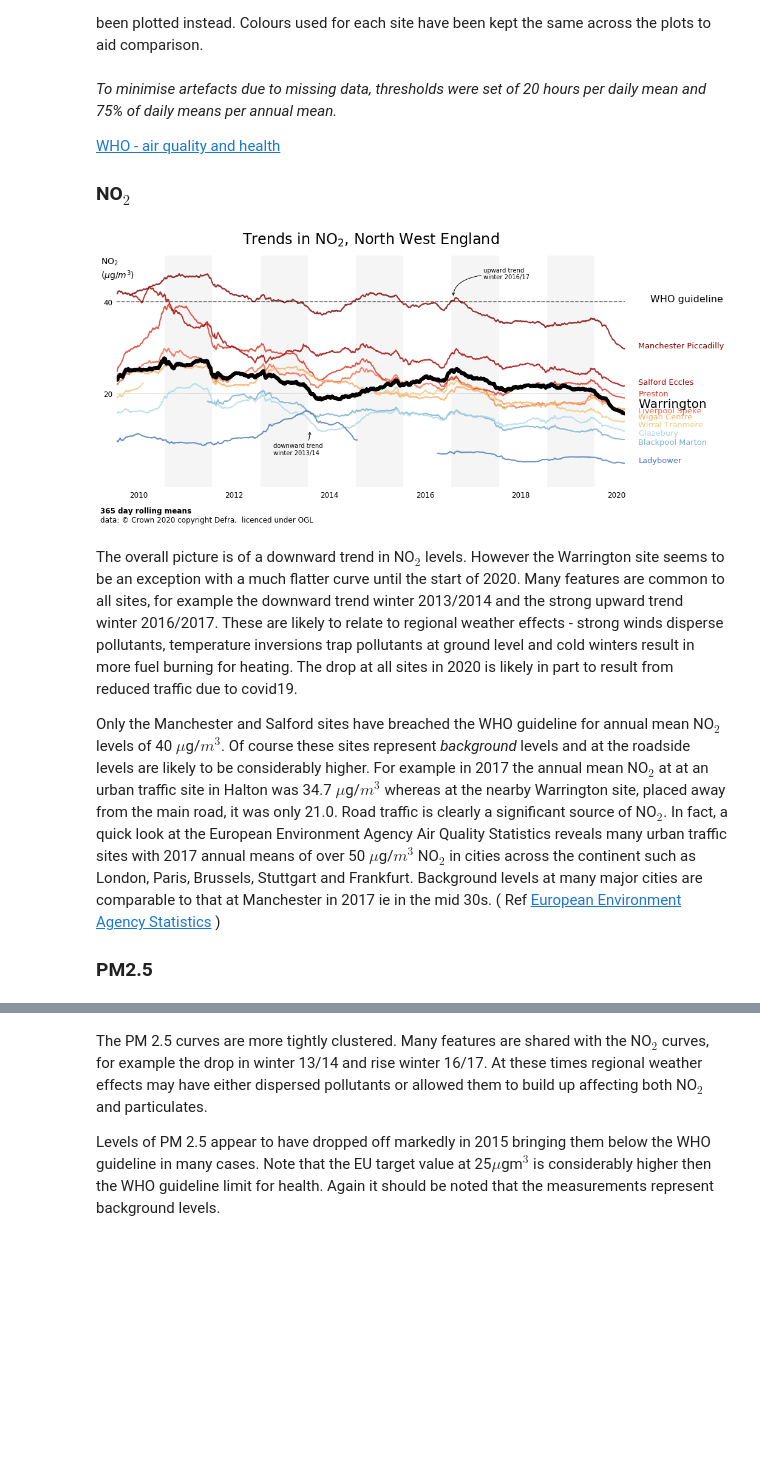
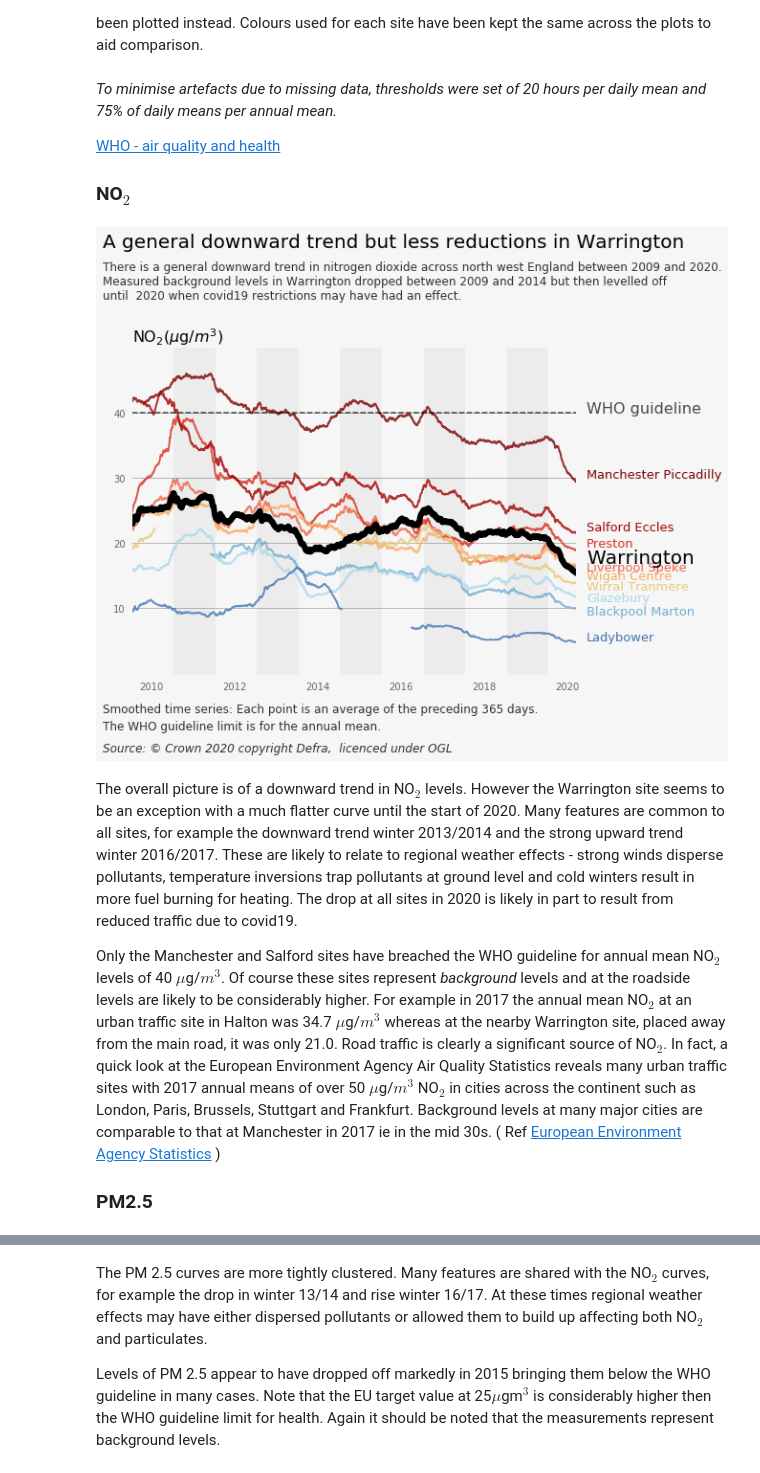
Before and after one commit to wriggy/air-datavis, a Jupyter notebook: A2_WAR_AQ.ipynb, the cells around one changed output, grey strips where cells are left out. Cells and saved outputs as stored; diff of their text form; code cells hidden in the pictures; blank space fills up the shorter version.

```diff
--- a/A2_WAR_AQ.ipynb
+++ b/A2_WAR_AQ.ipynb
@@ -236,30 +255,29 @@ def ts_plot(ax, df = no2dat, title="Trends in NO$_2$ in North West England",y_po
     return(ax)
 # %%
 # NO2 365 day rolling means
-fig = plt.figure(figsize=(15,7))
+fig = plt.figure()
 ax = plt.subplot(111, frameon=False)
 ax.set_ylim(-0.25, 50)
-ax = ts_plot(ax,df=no2dat,title='Trends in NO$_2$, North West England'
+ax = ts_plot(ax,df=no2dat,title='A general downward trend but less reductions in Warrington'
              ,y_pos=[9,11,5,15.8,30,19.5,22,0,14.5,12.8,17] )
-plt.yticks([20,40])
-plt.axhline(40, color='k', ls='--', alpha=0.6)
-plt.text(pd.datetime(2021,3,1), 40, 'WHO guideline', fontsize = 16, color = 'k')
-ax.annotate('downward trend\nwinter 2013/14',xy=(pd.datetime(2014,1,15), 12), xycoords='data',
-            xytext=(-60, -40), textcoords='offset points',
-            arrowprops=dict(arrowstyle="->",connectionstyle="angle3,angleA=0,angleB=-90"))
-ax.annotate('upward trend\nwinter 2016/17',xy=(pd.datetime(2017,1,15), 41), xycoords='data',
-            xytext=(50, 30), textcoords='offset points',
-            arrowprops=dict(arrowstyle="->",connectionstyle="angle3,angleA=0,angleB=-90"))
-plt.text(pd.datetime(2009,9,1), 45,'NO$_2$\n($\mu$g/$m^3$)', fontsize = 14, color='k')
+ax.set_yticks([10,20,30,40])
+ax.axhline(40, color='k', ls='--', alpha=0.7)
+ax.text(pd.datetime(2020,12,1), 40, 'WHO guideline', fontsize = 16, alpha=0.7)
+ax.set_title('NO$_2$($\mu$g/$m^3$)', loc='left')
 
-plt.savefig("vis/F3_no2_rolling_annual_means.png", dpi=90, bbox_inches="tight")
+fig.text(0.04,0.9,'There is a general downward trend in nitrogen dioxide across north west England between 2009 and 2020.'+
+         '\nMeasured background levels in Warrington dropped between 2009 and 2014 but then levelled off\nuntil ' +
+         ' 2020 when covid19 restrictions may have had an effect.', fontdict=h2)
+fig.tight_layout(rect=[0.04, 0.1, .96, 0.8])
+
+plt.savefig("vis/F3_no2_rolling_annual_means.png")
 plt.show()
 # %% [output]
-[figure, old version]
+[figure, new version]
 # %% [markdown]
 The overall picture is of a downward trend in NO$_2$ levels. However the Warrington site seems to be an exception with a much flatter curve until the start of 2020. Many features are common to all sites, for example the downward trend winter 2013/2014 and the strong upward trend winter 2016/2017. These are likely to relate to regional weather effects -  strong winds disperse pollutants, temperature inversions trap pollutants at ground level and cold winters result in more fuel burning for heating. The drop at all sites in 2020 is likely in part to result from reduced traffic due to covid19.
 
-Only the Manchester and Salford sites have breached the WHO guideline for annual mean NO$_2$ levels of 40 $\mu$g/$m^3$. Of course these sites represent *background* levels and at the roadside levels are likely to be considerably higher. For example in 2017 the annual mean NO$_2$ at at an urban traffic site in Halton was 34.7 $\mu$g/$m^3$ whereas at the nearby Warrington site, placed away from the main road, it was only 21.0. Road traffic is clearly a significant source of NO$_2$. In fact, a quick look at the European Environment Agency Air Quality Statistics reveals many urban traffic sites with 2017 annual means of over 50 $\mu$g/$m^3$ NO$_2$ in cities across the continent such as London, Paris, Brussels, Stuttgart and Frankfurt. Background levels at many major cities are comparable to that at Manchester in 2017 ie in the mid 30s. ( Ref [European Environment Agency Statistics](https://www.eea.europa.eu/data-and-maps/dashboards/air-quality-statistics) )
+Only the Manchester and Salford sites have breached the WHO guideline for annual mean NO$_2$ levels of 40 $\mu$g/$m^3$. Of course these sites represent *background* levels and at the roadside levels are likely to be considerably higher. For example in 2017 the annual mean NO$_2$ at an urban traffic site in Halton was 34.7 $\mu$g/$m^3$ whereas at the nearby Warrington site, placed away from the main road, it was only 21.0. Road traffic is clearly a significant source of NO$_2$. In fact, a quick look at the European Environment Agency Air Quality Statistics reveals many urban traffic sites with 2017 annual means of over 50 $\mu$g/$m^3$ NO$_2$ in cities across the continent such as London, Paris, Brussels, Stuttgart and Frankfurt. Background levels at many major cities are comparable to that at Manchester in 2017 ie in the mid 30s. ( Ref [European Environment Agency Statistics](https://www.eea.europa.eu/data-and-maps/dashboards/air-quality-statistics) )
 
 ### PM2.5
 # %%
```
Also changed, not shown: parts of 22 cells of this notebook, 10 other files.
